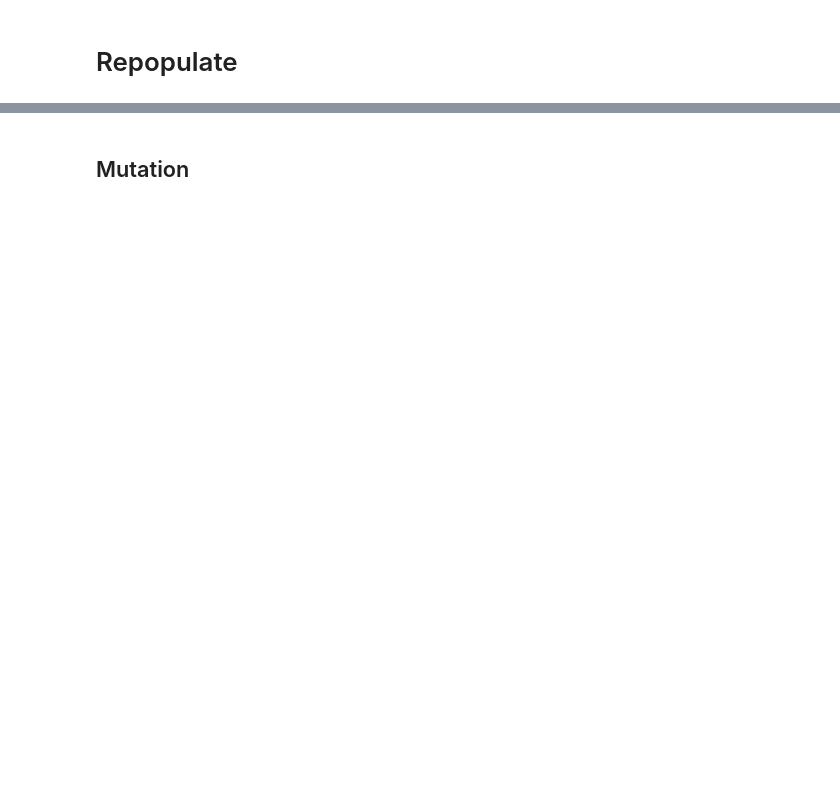
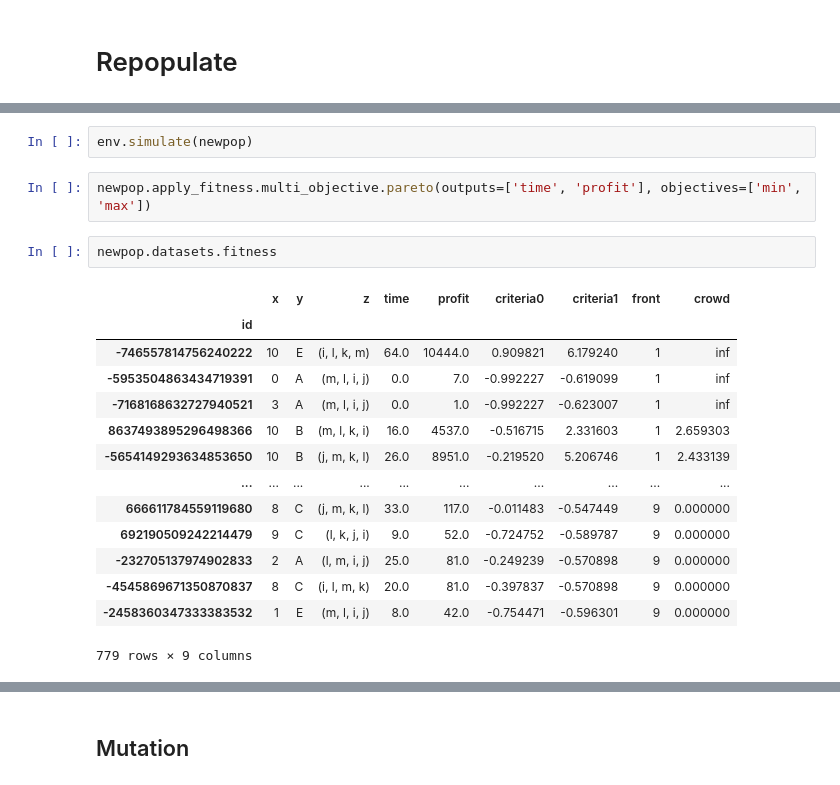
Before and after one commit to vczoni/lamarck, a Jupyter notebook: docs/notebooks/walkthrough.ipynb, the cells around one changed output, grey strips where cells are left out. Cells and saved outputs as stored; diff of their text form; blank space fills up the shorter version.

```diff
--- a/docs/notebooks/walkthrough.ipynb
+++ b/docs/notebooks/walkthrough.ipynb
@@ -283,0 +297,21 @@ pd.DataFrame({k: [v] for k, v in a.genome.items()}, index=[a.id])
+# %%
+env.simulate(newpop)
+# %%
+newpop.apply_fitness.multi_objective.pareto(outputs=['time', 'profit'], objectives=['min', 'max'])
+# %%
+newpop.datasets.fitness
+# %% [output]
+|  | x | y | z | time | profit | criteria0 | criteria1 | front | crowd |
+| id |  |  |  |  |  |  |  |  |  |
+| -746557814756240222 | 10 | E | (i, l, k, m) | 64.0 | 10444.0 | 0.909821 | 6.179240 | 1 | inf |
+| -5953504863434719391 | 0 | A | (m, l, i, j) | 0.0 | 7.0 | -0.992227 | -0.619099 | 1 | inf |
+| -7168168632727940521 | 3 | A | (m, l, i, j) | 0.0 | 1.0 | -0.992227 | -0.623007 | 1 | inf |
+| 8637493895296498366 | 10 | B | (m, l, k, i) | 16.0 | 4537.0 | -0.516715 | 2.331603 | 1 | 2.659303 |
+| -5654149293634853650 | 10 | B | (j, m, k, l) | 26.0 | 8951.0 | -0.219520 | 5.206746 | 1 | 2.433139 |
+| ... | ... | ... | ... | ... | ... | ... | ... | ... | ... |
+| 666611784559119680 | 8 | C | (j, m, k, l) | 33.0 | 117.0 | -0.011483 | -0.547449 | 9 | 0.000000 |
+| 692190509242214479 | 9 | C | (l, k, j, i) | 9.0 | 52.0 | -0.724752 | -0.589787 | 9 | 0.000000 |
+| -232705137974902833 | 2 | A | (l, m, i, j) | 25.0 | 81.0 | -0.249239 | -0.570898 | 9 | 0.000000 |
+| -4545869671350870837 | 8 | C | (i, l, m, k) | 20.0 | 81.0 | -0.397837 | -0.570898 | 9 | 0.000000 |
+| -2458360347333383532 | 1 | E | (m, l, i, j) | 8.0 | 42.0 | -0.754471 | -0.596301 | 9 | 0.000000 |
+779 rows × 9 columns
```
Also changed, not shown: parts of 30 cells of this notebook, 8 other files.
